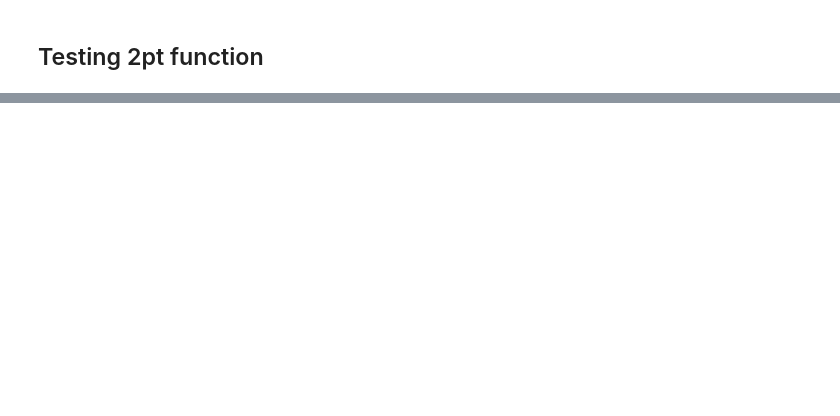
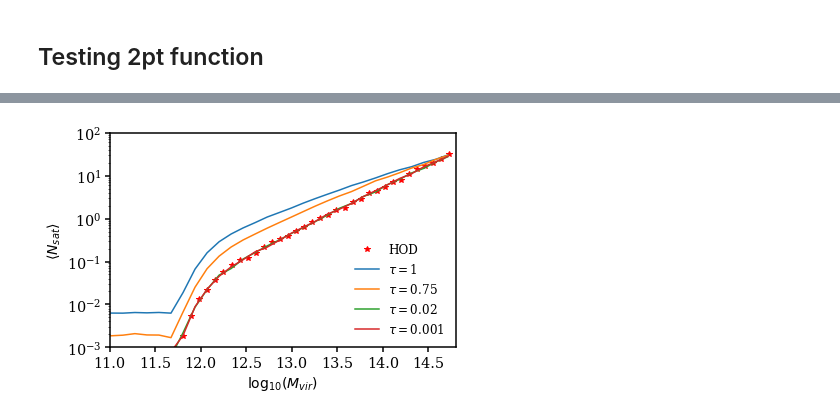
Before and after one commit to DifferentiableUniverseInitiative/DHOD, a Jupyter notebook: nb/Zheng2007_demo.ipynb, the cells around one changed output, grey strips where cells are left out. Saved outputs shown, nothing was run; the diff lists cells and outputs as text; code cells hidden in the pictures; blank space fills up the shorter version.

Commit message:
updated plotting files plus batch capable functions

```diff
--- a/nb/Zheng2007_demo.ipynb
+++ b/nb/Zheng2007_demo.ipynb
@@ -45,16 +62,16 @@ zheng07_model = PrebuiltHodModelFactory('zheng07',
 # %%
 # Here is how we define the same model in diffhod
 @tf.function
-def hod(halo_cat, max_sat=40, temp=0.1):
+def helper_hod(halo_cat, max_sat=60, temp=0.00001, params = zheng07_model.param_dict):
 
   ### Occupation model ###
   n_cen = Zheng07Cens(halo_cat['halo_mvir'],
-                      **zheng07_model.param_dict,
+                      **params,
                       temperature=temp)
 
   n_sat = Zheng07SatsRelaxedBernoulli(halo_cat['halo_mvir'],
                                       n_cen,
-                                      **zheng07_model.param_dict,
+                                      **params,
                                       sample_shape=(max_sat,),
                                       temperature=temp)
 
@@ -63,6 +80,7 @@ def hod(halo_cat, max_sat=40, temp=0.1):
   pos_cen = ed.Deterministic(tf.stack([halo_cat['halo_x'],
                                         halo_cat['halo_y'],
                                         halo_cat['halo_z']], axis=-1))
+
   # Satellites follow an NFW profile centered on halos
   pos_sat = NFWProfile(pos=pos_cen,
                         concentration=halo_cat['halo_nfw_conc'],
@@ -72,4 +90,5 @@ def hod(halo_cat, max_sat=40, temp=0.1):
   return {'pos_cen':pos_cen, 'pos_sat':pos_sat, 'n_cen':n_cen, 'n_sat':n_sat}
 # %%
 # sampling galaxies from the model
-gal_cat = hod(tf_halocat)
+
+gal_cat = helper_hod(tf_halocat)
@@ -126,0 +155,4 @@ title('Satellites');
+# %%
+import copy
+
+new_params = copy.deepcopy(zheng07_model.param_dict)
@@ -126,0 +181,33 @@ title('Satellites');
+# %%
+#pretty plot
+
+import matplotlib as mpl
+import matplotlib.pyplot as plt
+mpl.rcParams['text.usetex'] = False
+mpl.rcParams['font.family'] = 'serif'
+mpl.rcParams['axes.linewidth'] = 1.5
+mpl.rcParams['axes.xmargin'] = 1
+mpl.rcParams['xtick.labelsize'] = 'x-large'
+mpl.rcParams['xtick.major.size'] = 5
+mpl.rcParams['xtick.major.width'] = 1.5
+mpl.rcParams['ytick.labelsize'] = 'x-large'
+mpl.rcParams['ytick.major.size'] = 5
+mpl.rcParams['ytick.major.width'] = 1.5
+mpl.rcParams['legend.frameon'] = False
+# %%
+plt.plot((binned_out_sat.bin_edges[1:] + binned_out_sat.bin_edges[:-1])/2,binned_out_sat.statistic,"r*",label="HOD")
+
+tt = [1,0.75,0.02,0.001]
+
+for n,os in enumerate(out_sat):
+    plt.plot((os.bin_edges[1:] + os.bin_edges[:-1])/2,os.statistic[0],label=r"$\tau = $" + str(tt[n]))
+plt.legend(loc=4,fontsize=12)
+plt.semilogy()
+plt.ylabel(r"$\langle N_{sat} \rangle$",fontsize=14)
+plt.xlabel(r"$\log_{10}(M_{vir})$",fontsize=14)
+plt.ylim(0.001,100)
+plt.xlim(11.0,14.80)
+plt.tight_layout()
+plt.savefig("occupancy_sat.pdf")
+# %% [output]
+[figure, added]
```
Also changed, not shown: parts of 18 cells of this notebook, 4 other files.
